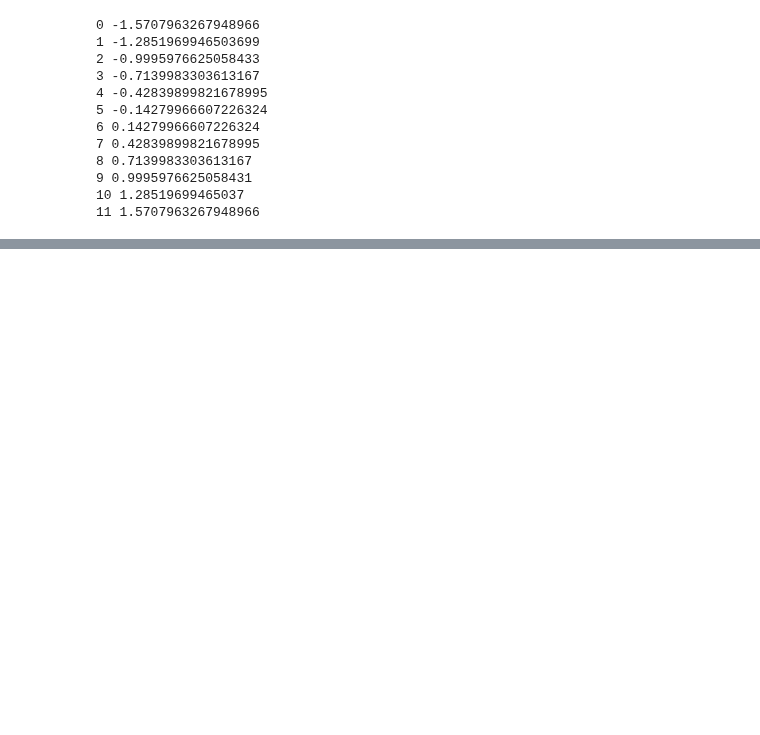
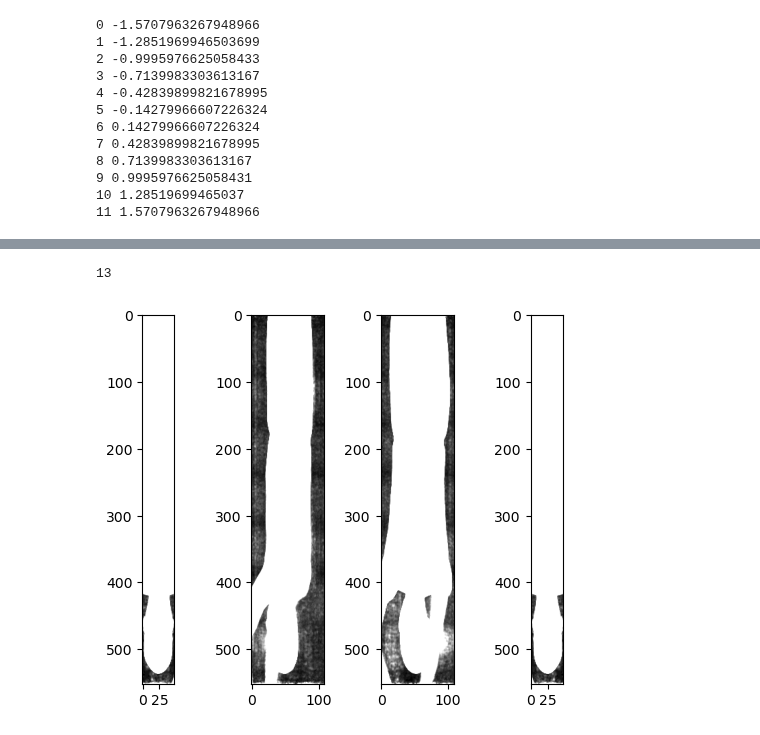
Before and after one commit to NickosKal/UCAN-PET-CT-image-data-handling-pipeline, a Jupyter notebook: Task 2.1/SimpleITK_exploration.ipynb, the cells around one changed output, grey strips where cells are left out. Saved outputs shown, nothing was run; the diff lists cells and outputs as text; code cells hidden in the pictures; blank space fills up the shorter version.

```diff
--- a/Task 2.1/SimpleITK_exploration.ipynb
+++ b/Task 2.1/SimpleITK_exploration.ipynb
@@ -202,0 +234,21 @@ for i in range(1,5):
+# %%
+def generate_MIPs(SUV, rot_min=-90, rot_max=90, rot_interval=15 ):
+    """
+    Generate rotating 2D MIPs along coronal direction from (-90, 90).
+    """
+    imgs=[]
+    SUV = np.transpose(SUV, (2,1,0))
+    for i in tqdm(range(rot_min, rot_max+1, rot_interval)):
+            print("angle: ", i)
+            suv_temp = scipy.ndimage.rotate(SUV, angle=i, axes=(0,1))
+            suv_temp = np.clip(suv_temp, 0, 15)
+            suv_MIP = np.max(suv_temp, axis=1).astype("float")
+
+            suv_MIP = suv_MIP/np.max(suv_MIP)
+            suv_MIP = np.absolute(suv_MIP - np.amax(suv_MIP))
+            suv_MIP = cv2.rotate(suv_MIP, cv2.ROTATE_90_COUNTERCLOCKWISE)
+
+            suv_MIP = suv_MIP[:,60:-60]
+            imgs.append(suv_MIP)
+    return imgs
+suv_imgs=generate_MIPs(sitk.GetArrayFromImage(vol_img))
@@ -202,0 +269,15 @@ for i in range(1,5):
+# %%
+inv_suv_imgs=[]
+for i in [0,4,10,12]:
+    ext=sitk.Extract(sitk.GetImageFromArray(suv_imgs[i]), sitk.GetImageFromArray(suv_imgs[i]).GetSize())
+    inv_ext=sitk.InvertIntensity(ext,maximum=150)
+    inv_suv_imgs.append(inv_ext)
+    #plt.imshow(sitk.GetImageFromArray(proj_image[0,:,:]),cmap='gray')
+print(len(suv_imgs))
+for i,j in zip([0,4,10,12],[1,2,3,4]):
+    plt.subplot(1,4,j)
+    plt.imshow(sitk.GetArrayFromImage(inv_suv_imgs[j-1]),cmap='gray')
+    #plt.imshow(suv_imgs[i],cmap='gray')
+# %% [output]
+13
+[figure, added]
```
Also changed, not shown: parts of 7 cells of this notebook.
